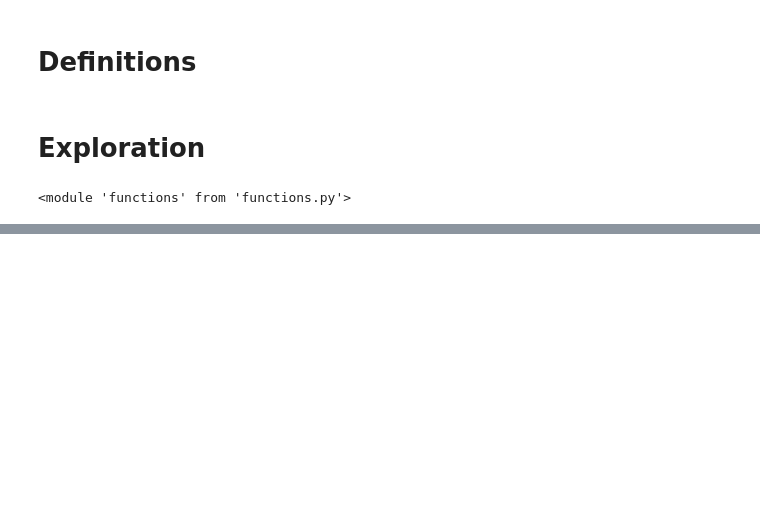
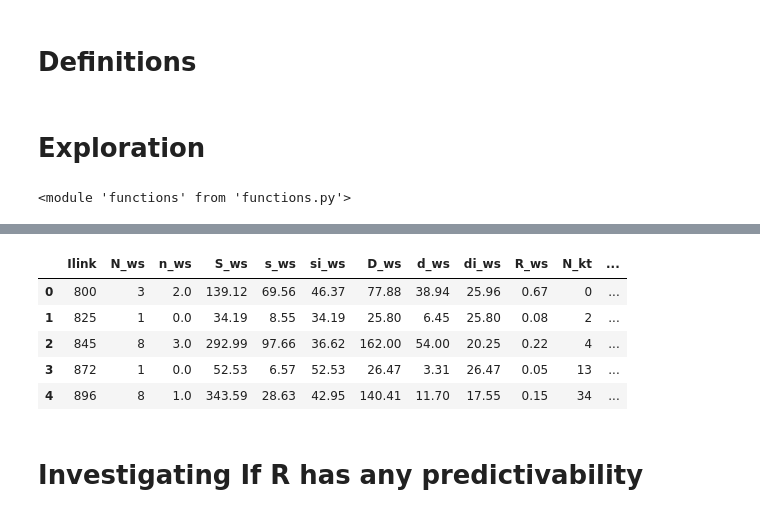
Before and after one commit to alexander-pan/Ecommerce, a Jupyter notebook: Data_Exploration.ipynb, the cells around one changed output, grey strips where cells are left out. Drawn from its saved outputs; the diff is of its cells as text; code cells hidden in the pictures; blank space fills up the shorter version.

```diff
--- a/Data_Exploration.ipynb
+++ b/Data_Exploration.ipynb
@@ -39,10 +46,16 @@ Wall time: 26.3 s
 # %%
 %%time
 DF_SAMPLE = df.loc[df.IS_EMAILABLE_IND=='Y']
-df1 = DF_SAMPLE.copy()
-df1['ORDER_DATE'] = df1.ORDER_DATE.apply(lambda x: dt.strptime(x,'%Y-%m-%d'))
-df1 = df1.loc[(df1.ORDER_DATE >= dt(2017,5,1).date()) &
-              (df1.ORDER_DATE < dt(2017,8,1).date())]
+DF = DF_SAMPLE.copy()
+DF['ORDER_DATE'] = DF.ORDER_DATE.apply(lambda x: dt.strptime(x,'%Y-%m-%d'))
+df1 = DF.loc[(DF.ORDER_DATE >= dt(2017,5,1).date()) &
+              (DF.ORDER_DATE < dt(2017,8,1).date())]
+df2 = DF.loc[(DF.ORDER_DATE >= dt(2017,5,1).date()) &
+              (DF.ORDER_DATE < dt(2017,6,1).date())]
+df3 = DF.loc[(DF.ORDER_DATE >= dt(2017,6,1).date()) &
+              (DF.ORDER_DATE < dt(2017,7,1).date())]
+df4 = DF.loc[(DF.ORDER_DATE >= dt(2017,7,1).date()) &
+              (DF.ORDER_DATE < dt(2017,8,1).date())]
 #df1 = df1.loc[(df1.ORDER_DATE.dt.month >= 5) & (df1.ORDER_DATE.dt.month < 8)]
-df1 = df1[~df1.BIRTH_DATE.isnull()]
+#df1 = df1[~df1.BIRTH_DATE.isnull()]
 # %% [output]
@@ -101,0 +118,5 @@ reload(f)
+# %%
+mergedf = df2.merge(df3,on='ILINK')
+ilinks = mergedf.ILINK.unique().tolist()
+users = ilinks[:1000]#sample
+print len(ilinks)
@@ -102,10 +181,6 @@ reload(f)
 # %%
-cols = ['Ilink','N_ws','n_ws','S_ws','s_ws','si_ws','D_ws','d_ws','di_ws','R_ws',
+cols = ['N_ws','n_ws','S_ws','s_ws','si_ws','D_ws','d_ws','di_ws','R_ws',
         'N_kt','n_kt','S_kt','s_kt','si_kt','D_kt','d_kt','di_kt','R_kt',
         'N_d','n_d','S_d','s_d','si_d','D_d','d_d','di_d','R_d',
         'N_p','n_p','S_p','s_p','si_p','D_p','d_p','di_p','R_p']
-cols2 = ['Ilink','N_ws','S_ws','s_ws','si_ws','R_ws',
-        'N_kt','S_kt','s_kt','si_kt','R_kt',
-        'N_d','S_d','s_d','si_d','R_d',
-        'N_p','S_p','s_p','si_p','R_p']
-table = pd.DataFrame([],columns=cols)
+table = table.loc[~(table[cols]==0).all(axis=1)]
@@ -112 +189,12 @@ table = pd.DataFrame([],columns=cols)
+# %%
+table.head()
+# %% [output]
+|  | Ilink | N_ws | n_ws | S_ws | s_ws | si_ws | D_ws | d_ws | di_ws | R_ws | N_kt | ... |
+| 0 | 800 | 3 | 2.0 | 139.12 | 69.56 | 46.37 | 77.88 | 38.94 | 25.96 | 0.67 | 0 | ... |
+| 1 | 825 | 1 | 0.0 | 34.19 | 8.55 | 34.19 | 25.80 | 6.45 | 25.80 | 0.08 | 2 | ... |
+| 2 | 845 | 8 | 3.0 | 292.99 | 97.66 | 36.62 | 162.00 | 54.00 | 20.25 | 0.22 | 4 | ... |
+| 3 | 872 | 1 | 0.0 | 52.53 | 6.57 | 52.53 | 26.47 | 3.31 | 26.47 | 0.05 | 13 | ... |
+| 4 | 896 | 8 | 1.0 | 343.59 | 28.63 | 42.95 | 140.41 | 11.70 | 17.55 | 0.15 | 34 | ... |
+# %% [markdown]
+# Investigating If R has any predictivability
 # %%
```
Also changed, not shown: parts of 37 cells of this notebook.
